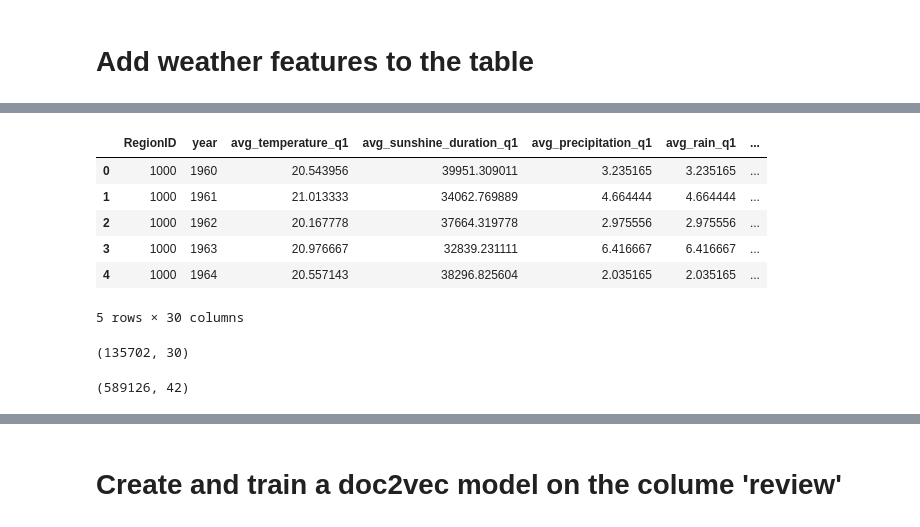
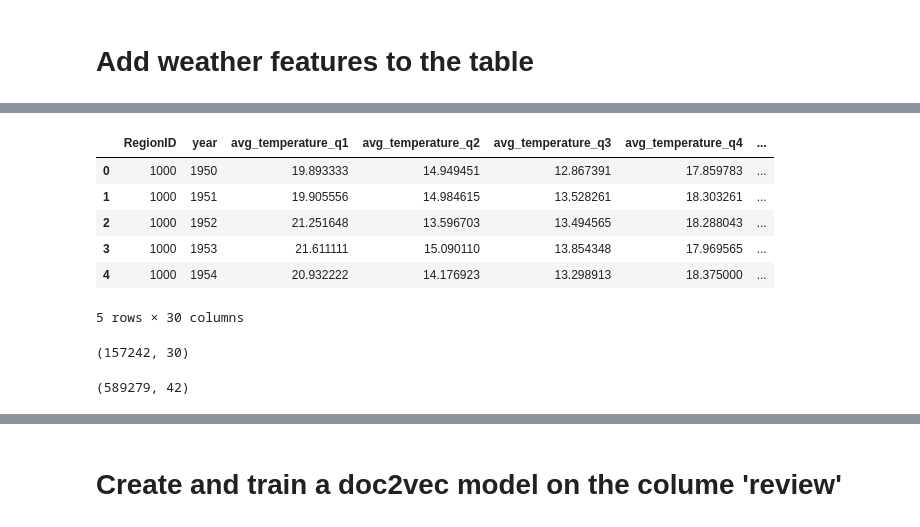
Before and after one commit to 5IF-PSAT/Wine-Comparison, a Jupyter notebook: second_comparison_model_with_text_review.ipynb, the cells around one changed output, grey strips where cells are left out. Saved outputs shown, nothing was run; the diff lists cells and outputs as text; code cells hidden in the pictures.

```diff
--- a/second_comparison_model_with_text_review.ipynb
+++ b/second_comparison_model_with_text_review.ipynb
@@ -76,0 +103,40 @@ weather_data = weather_data.groupby(['RegionID', 'year']).max().reset_index()
+# %%
+# Create a new dataframe with the data for each region and year, and with a group of column for each quarter
+new_weather_data = pd.DataFrame(columns=new_col)
+new_weather_data['RegionID'] = weather_data['RegionID'].astype(int)
+new_weather_data['year'] = weather_data['year'].astype(int)
+# Get the avg_temperature for each quarter
+new_weather_data['avg_temperature_q1'] = weather_data['avg_temperature'].where(weather_data['quarter'] == 1)
+new_weather_data['avg_temperature_q2'] = weather_data['avg_temperature'].where(weather_data['quarter'] == 2)
+new_weather_data['avg_temperature_q3'] = weather_data['avg_temperature'].where(weather_data['quarter'] == 3)
+new_weather_data['avg_temperature_q4'] = weather_data['avg_temperature'].where(weather_data['quarter'] == 4)
+# Get the avg_sunshine_duration for each quarter
+new_weather_data['avg_sunshine_duration_q1'] = weather_data['avg_sunshine_duration'].where(weather_data['quarter'] == 1)
+new_weather_data['avg_sunshine_duration_q2'] = weather_data['avg_sunshine_duration'].where(weather_data['quarter'] == 2)
+new_weather_data['avg_sunshine_duration_q3'] = weather_data['avg_sunshine_duration'].where(weather_data['quarter'] == 3)
+new_weather_data['avg_sunshine_duration_q4'] = weather_data['avg_sunshine_duration'].where(weather_data['quarter'] == 4)
+# Get the avg_precipitation for each quarter
+new_weather_data['avg_precipitation_q1'] = weather_data['avg_precipitation'].where(weather_data['quarter'] == 1)
+new_weather_data['avg_precipitation_q2'] = weather_data['avg_precipitation'].where(weather_data['quarter'] == 2)
+new_weather_data['avg_precipitation_q3'] = weather_data['avg_precipitation'].where(weather_data['quarter'] == 3)
+new_weather_data['avg_precipitation_q4'] = weather_data['avg_precipitation'].where(weather_data['quarter'] == 4)
+# Get the avg_rain for each quarter
+new_weather_data['avg_rain_q1'] = weather_data['avg_rain'].where(weather_data['quarter'] == 1)
+new_weather_data['avg_rain_q2'] = weather_data['avg_rain'].where(weather_data['quarter'] == 2)
+new_weather_data['avg_rain_q3'] = weather_data['avg_rain'].where(weather_data['quarter'] == 3)
+new_weather_data['avg_rain_q4'] = weather_data['avg_rain'].where(weather_data['quarter'] == 4)
+# Get the avg_humidity for each quarter
+new_weather_data['avg_humidity_q1'] = weather_data['avg_humidity'].where(weather_data['quarter'] == 1)
+new_weather_data['avg_humidity_q2'] = weather_data['avg_humidity'].where(weather_data['quarter'] == 2)
+new_weather_data['avg_humidity_q3'] = weather_data['avg_humidity'].where(weather_data['quarter'] == 3)
+new_weather_data['avg_humidity_q4'] = weather_data['avg_humidity'].where(weather_data['quarter'] == 4)
+# Get the avg_soil_temperature for each quarter
+new_weather_data['avg_soil_temperature_q1'] = weather_data['avg_soil_temperature'].where(weather_data['quarter'] == 1)
+new_weather_data['avg_soil_temperature_q2'] = weather_data['avg_soil_temperature'].where(weather_data['quarter'] == 2)
+new_weather_data['avg_soil_temperature_q3'] = weather_data['avg_soil_temperature'].where(weather_data['quarter'] == 3)
+new_weather_data['avg_soil_temperature_q4'] = weather_data['avg_soil_temperature'].where(weather_data['quarter'] == 4)
+# Get the avg_soil_moisture for each quarter
+new_weather_data['avg_soil_moisture_q1'] = weather_data['avg_soil_moisture'].where(weather_data['quarter'] == 1)
+new_weather_data['avg_soil_moisture_q2'] = weather_data['avg_soil_moisture'].where(weather_data['quarter'] == 2)
+new_weather_data['avg_soil_moisture_q3'] = weather_data['avg_soil_moisture'].where(weather_data['quarter'] == 3)
+new_weather_data['avg_soil_moisture_q4'] = weather_data['avg_soil_moisture'].where(weather_data['quarter'] == 4)
@@ -77,27 +179,30 @@ weather_data = weather_data.groupby(['RegionID', 'year']).max().reset_index()
+# %%
+# Group the data by RegionID and year and take the max of each column
+new_weather_data = new_weather_data.groupby(['RegionID', 'year']).max().reset_index()
 # %%
 # rename the column RegionID to Region
-weather_data.head()
+new_weather_data.head()
 # %% [output]
-|  | RegionID | year | avg_temperature_q1 | avg_sunshine_duration_q1 | avg_precipitation_q1 | avg_rain_q1 | ... |
-| 0 | 1000 | 1960 | 20.543956 | 39951.309011 | 3.235165 | 3.235165 | ... |
-| 1 | 1000 | 1961 | 21.013333 | 34062.769889 | 4.664444 | 4.664444 | ... |
-| 2 | 1000 | 1962 | 20.167778 | 37664.319778 | 2.975556 | 2.975556 | ... |
-| 3 | 1000 | 1963 | 20.976667 | 32839.231111 | 6.416667 | 6.416667 | ... |
-| 4 | 1000 | 1964 | 20.557143 | 38296.825604 | 2.035165 | 2.035165 | ... |
+|  | RegionID | year | avg_temperature_q1 | avg_temperature_q2 | avg_temperature_q3 | avg_temperature_q4 | ... |
+| 0 | 1000 | 1950 | 19.893333 | 14.949451 | 12.867391 | 17.859783 | ... |
+| 1 | 1000 | 1951 | 19.905556 | 14.984615 | 13.528261 | 18.303261 | ... |
+| 2 | 1000 | 1952 | 21.251648 | 13.596703 | 13.494565 | 18.288043 | ... |
+| 3 | 1000 | 1953 | 21.611111 | 15.090110 | 13.854348 | 17.969565 | ... |
+| 4 | 1000 | 1954 | 20.932222 | 14.176923 | 13.298913 | 18.375000 | ... |
 5 rows × 30 columns
 # %%
-print(weather_data.shape)
+print(new_weather_data.shape)
 # %% [output]
-(135702, 30)
+(157242, 30)
 # %%
 #Join the weather data with the pertinent_wine_ratings dataframe
-pertinent_wine_ratings_with_weather = pertinent_wine_ratings.merge(weather_data, left_on=['RegionID', 'Vintage'], right_on=['RegionID', 'year'])
+pertinent_wine_ratings_with_weather = pertinent_wine_ratings.merge(new_weather_data, left_on=['RegionID', 'Vintage'], right_on=['RegionID', 'year'])
 # Drop the column year
 pertinent_wine_ratings_with_weather = pertinent_wine_ratings_with_weather.drop(['year'], axis=1)
 
 print(pertinent_wine_ratings_with_weather.shape)
 # %% [output]
-(589126, 42)
+(589279, 42)
 # %%
 print(pertinent_wine_ratings_with_weather.columns)
 # %% [output]
```
Also changed, not shown: parts of 37 cells of this notebook.
